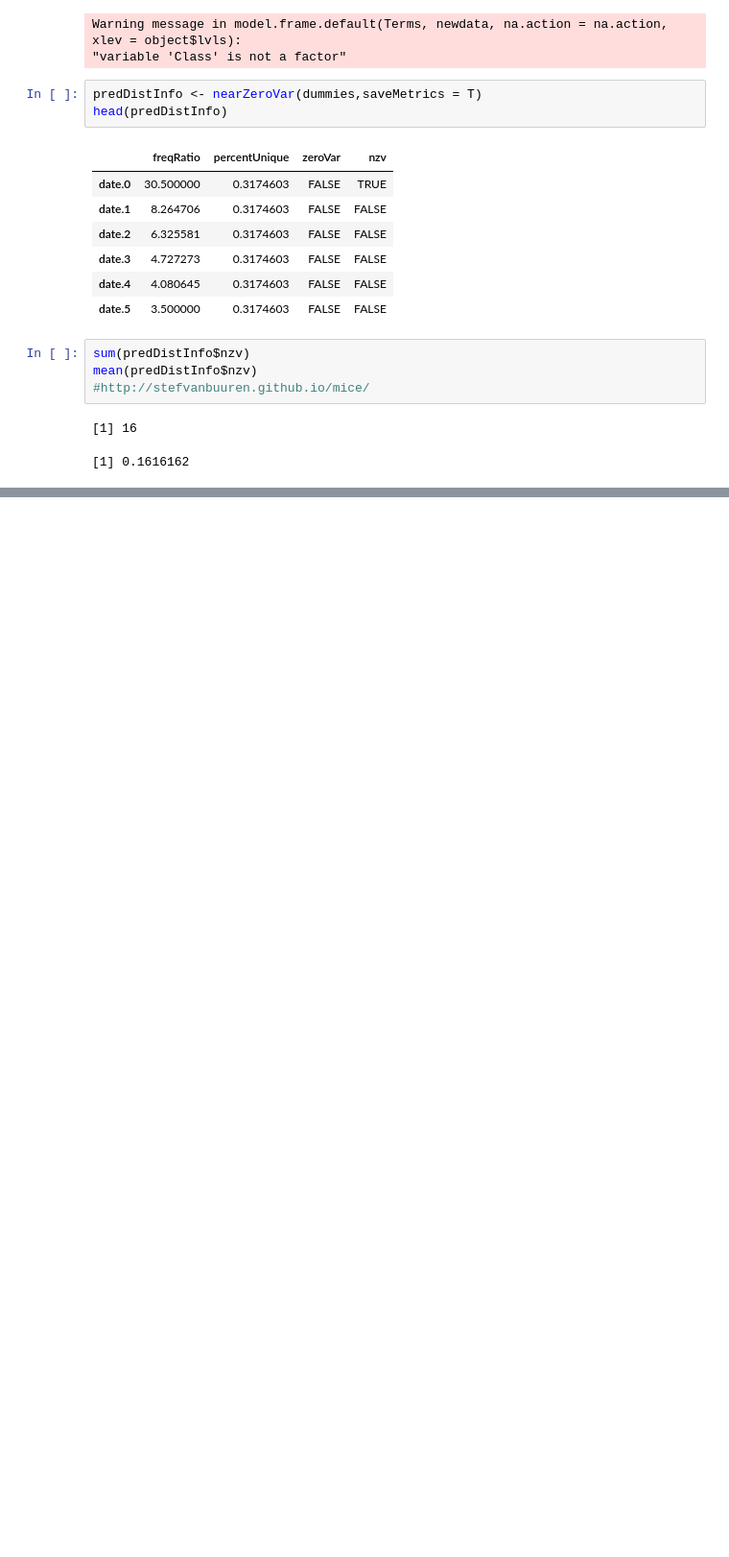
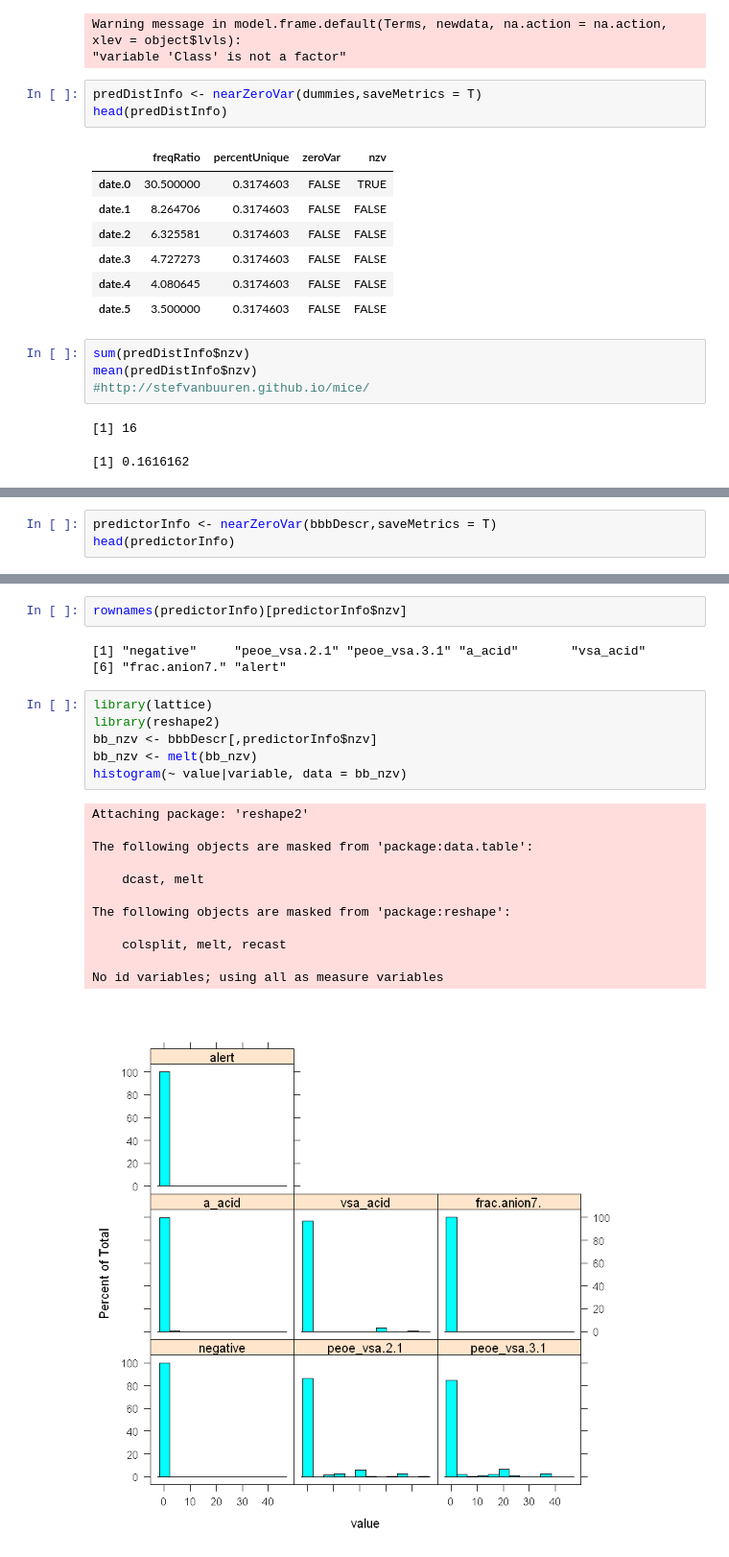
Before and after one commit to Randallzoeng/BookClub, a Jupyter notebook: AppliedPredictiveModeling/Chap. 3 Exercises.ipynb, the cells around one changed output, grey strips where cells are left out. Shown at 96% size. Saved outputs shown, nothing was run; the diff lists cells and outputs as text; blank space fills up the shorter version.

```diff
--- a/AppliedPredictiveModeling/Chap. 3 Exercises.ipynb
+++ b/AppliedPredictiveModeling/Chap. 3 Exercises.ipynb
@@ -282,0 +345,3 @@ mean(predDistInfo$nzv)
+# %%
+predictorInfo <- nearZeroVar(bbbDescr,saveMetrics = T)
+head(predictorInfo)
@@ -282,0 +356,24 @@ mean(predDistInfo$nzv)
+# %%
+rownames(predictorInfo)[predictorInfo$nzv]
+# %% [output]
+[1] "negative"     "peoe_vsa.2.1" "peoe_vsa.3.1" "a_acid"       "vsa_acid"
+[6] "frac.anion7." "alert"
+# %%
+library(lattice)
+library(reshape2)
+bb_nzv <- bbbDescr[,predictorInfo$nzv]
+bb_nzv <- melt(bb_nzv)
+histogram(~ value|variable, data = bb_nzv)
+# %% [output]
+Attaching package: 'reshape2'
+
+The following objects are masked from 'package:data.table':
+
+    dcast, melt
+
+The following objects are masked from 'package:reshape':
+
+    colsplit, melt, recast
+
+No id variables; using all as measure variables
+[figure, added]
```
Also changed, not shown: parts of 26 cells of this notebook.
